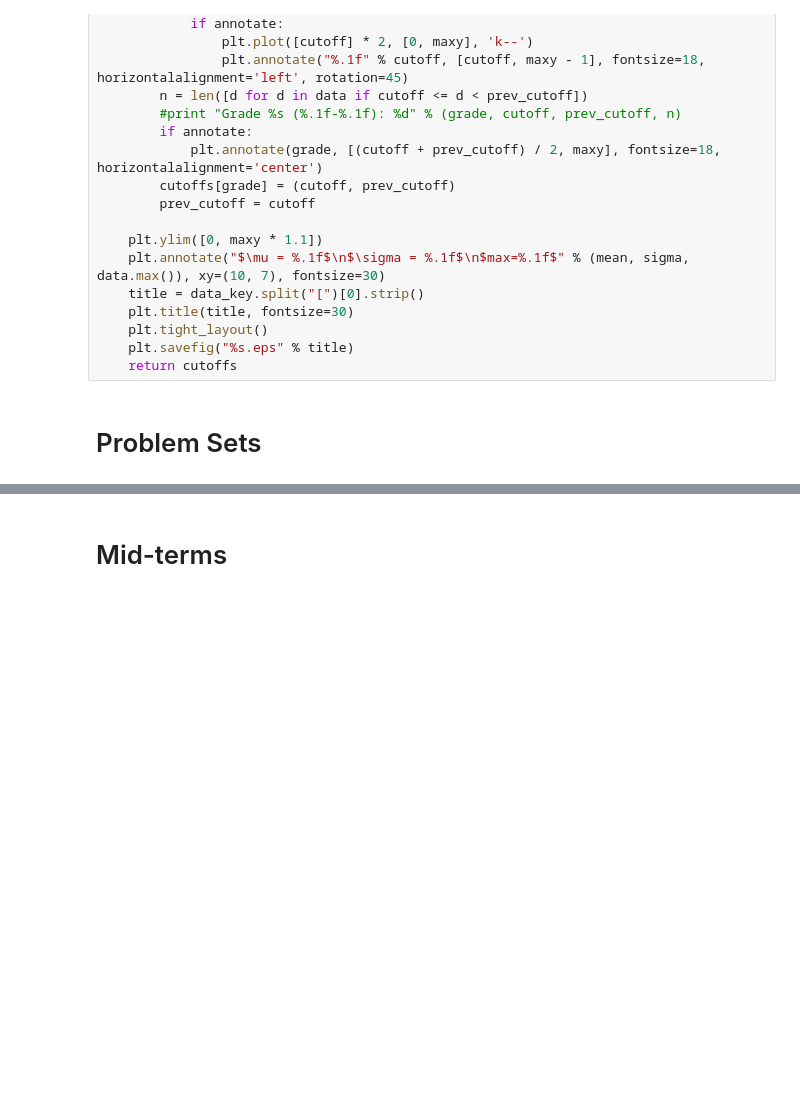
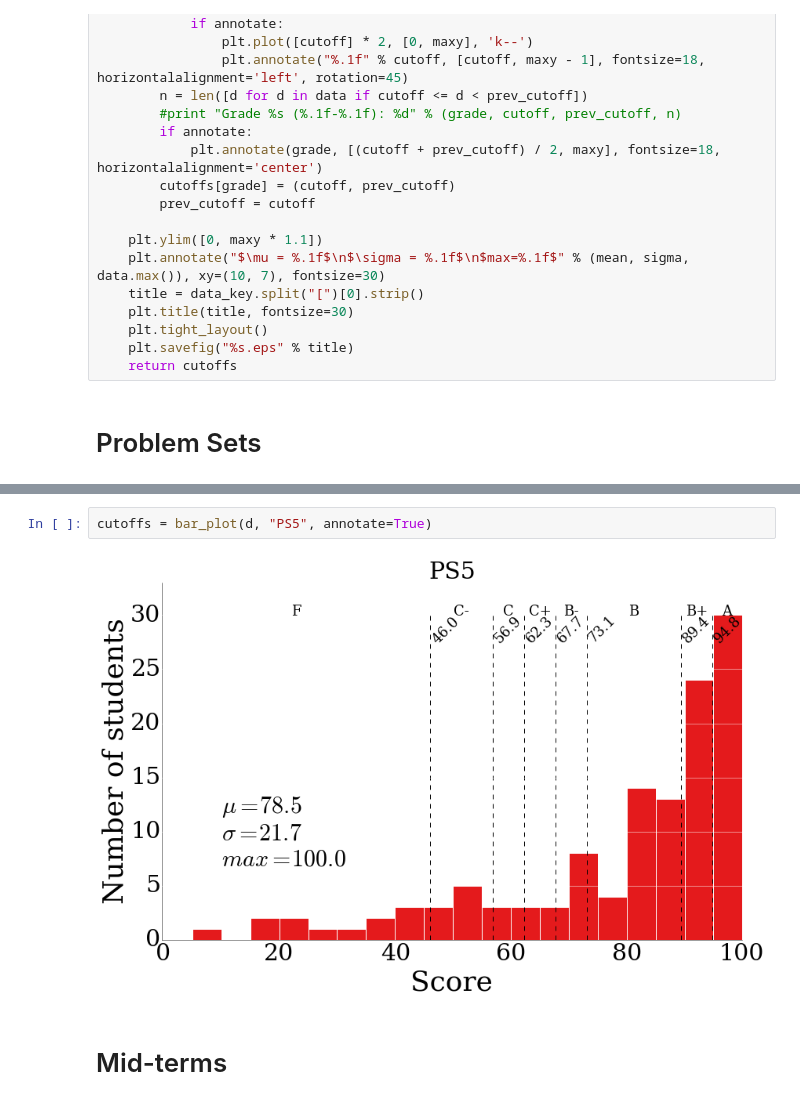
Before and after one commit to materialsvirtuallab/nano106, a Jupyter notebook: grades/Grade Stats.ipynb, the cells around one changed output, grey strips where cells are left out. Drawn from its saved outputs; the diff is of its cells as text; blank space fills up the shorter version.

```diff
--- a/grades/Grade Stats.ipynb
+++ b/grades/Grade Stats.ipynb
@@ -141,3 +141,7 @@ cutoffs = bar_plot(d, "PS4", annotate=True)
+# %%
+cutoffs = bar_plot(d, "PS5", annotate=True)
+# %% [output]
+[figure, added]
 # %% [markdown]
 # Mid-terms
 # %%
```
Also changed, not shown: parts of 8 cells of this notebook, 7 other files.
